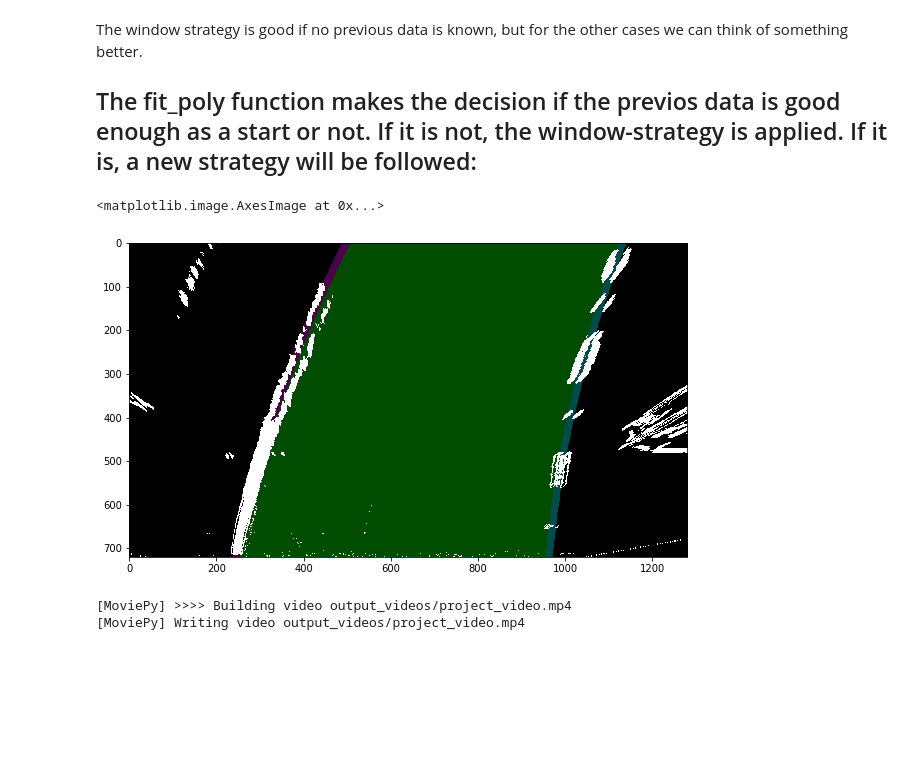
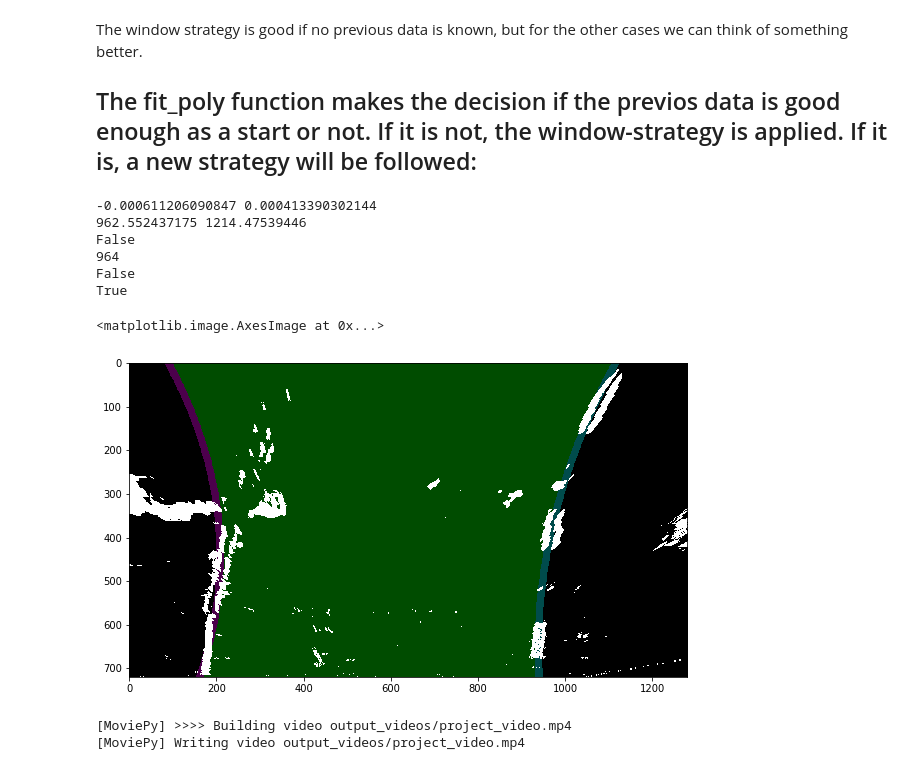
Before and after one commit to mirunavlc/CarND-Advanced-Lane-Lines, a Jupyter notebook: P2.ipynb, the cells around one changed output. Saved outputs shown, nothing was run; the diff lists cells and outputs as text; code cells hidden in the pictures; blank space fills up the shorter version.

```diff
--- a/P2.ipynb
+++ b/P2.ipynb
@@ -450,10 +450,6 @@ def fit_poly(binary_warped, leftx, lefty, rightx, righty, accepted_fails = 15):
     if number_of_fails > accepted_fails or is_first:
         # Recompute pixels with window method
         leftx, lefty, rightx, righty, out_img = find_lane_pixels(binary_warped)
-        left_fit = np.polyfit(lefty, leftx, 2)
-        right_fit = np.polyfit(righty, rightx, 2)
-        left_curverad = (1+ (2*left_fit[0]*y_eval+left_fit[1])**2)**(3/2)/np.absolute(2*left_fit[0])
-        right_curverad = (1+ (2*right_fit[0]*y_eval+right_fit[1])**2)**(3/2)/np.absolute(2*right_fit[0])
         is_first = False
         number_of_fails = 0
 
@@ -468,13 +464,18 @@ def fit_poly(binary_warped, leftx, lefty, rightx, righty, accepted_fails = 15):
     next_right_curverad = (1+ (2*next_right_fit[0]*y_eval+next_right_fit[1])**2)**(3/2)/np.absolute(2*next_right_fit[0])
 
     are_lanes_valid = False
+    print(next_left_fit[0], next_right_fit[0])
     # First, check if the lines are parallel
-    if math.isclose(next_left_fit[0], next_right_fit[0], abs_tol=1e-4) and not is_first:
+    if math.isclose(next_left_fit[0], next_right_fit[0], abs_tol=2e-3):
         # Second, check uf the curvature of the lines are similar
-        if math.isclose(next_left_curverad, next_right_curverad, abs_tol=1e+2):
+        print(next_left_curverad,next_right_curverad)
+        print(are_lanes_valid)
+        if math.isclose(next_left_curverad, next_right_curverad, abs_tol=1e+4):
             # Third, check if the lanes are at a proper distance
             distance = np.max(rightx) - np.min(leftx)
-            if 300 < distance and distance < 400 :
+            print(distance)
+            print(are_lanes_valid)
+            if 700 < distance and distance < 970 :
                 left_fit = next_left_fit
                 right_fit = next_right_fit
                 left_curverad = next_left_curverad
@@ -482,6 +483,7 @@ def fit_poly(binary_warped, leftx, lefty, rightx, righty, accepted_fails = 15):
 
                 number_of_fails = 0
                 are_lanes_valid = True
+                print(are_lanes_valid)
 
     if not are_lanes_valid:
         number_of_fails += 1
@@ -549,20 +551,26 @@ def search_around_poly(binary_warped):
     cv2.fillPoly(unclean_window_img, np.int_([line_pts]), (0,255, 0))
     cv2.polylines(unclean_window_img, np.int32([left_line_window]), isClosed=False, color=(255,0,255), thickness=15)
     cv2.polylines(unclean_window_img, np.int32([right_line_window]), isClosed=False, color=(0,255,255), thickness=15)
-
+    0
     unclean_result = cv2.addWeighted(unclean_out_img, 1, unclean_window_img, 0.3, 0)
 
     return result, left_curverad, right_curverad, unclean_result
 # %%
 plt.subplots(figsize=(10,10))
 
 # Run image through the pipeline
-result, left_curverad, right_curverad, unclean_result = search_around_poly(combined_binaries[7])
+result, left_curverad, right_curverad, unclean_result = search_around_poly(combined_binaries[6])
 
 plt.imshow(unclean_result)
 # %% [output]
-<matplotlib.image.AxesImage at 0x...>
+-0.000611206090847 0.000413390302144
+962.552437175 1214.47539446
+False
+964
+False
+True
+<matplotlib.image.AxesImage at 0x...>
-[figure, old version]
+[figure, new version]
 # %%
 # Import everything needed to edit/save/watch video clips
 from moviepy.editor import VideoFileClip
```
